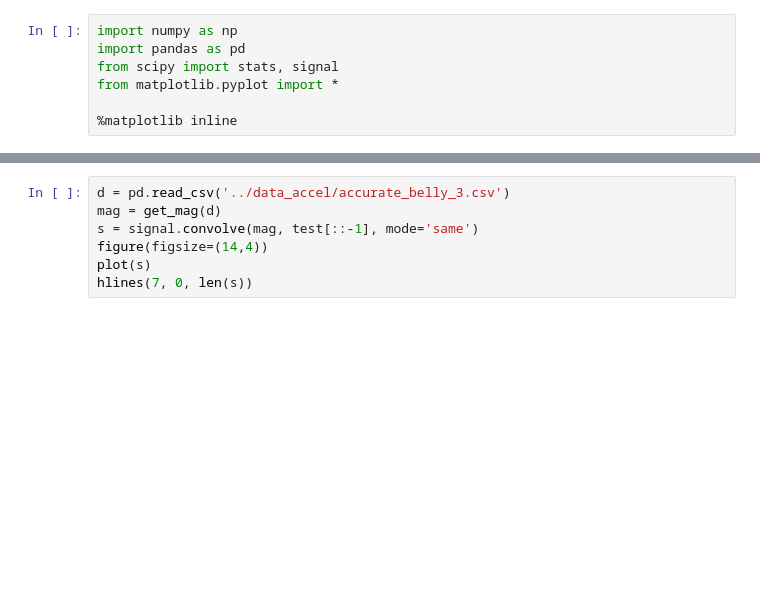
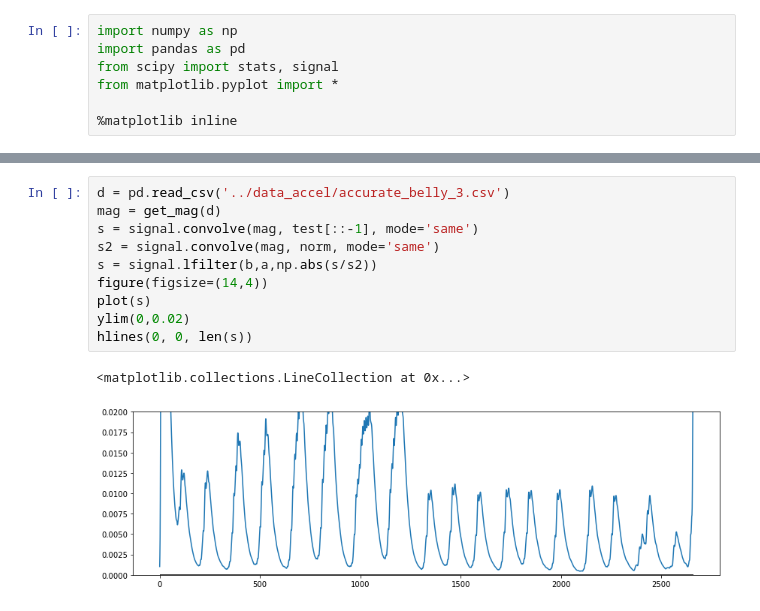
Before and after one commit to tomasero/robowen, a Jupyter notebook: collection/analysis/check_accel.ipynb, the cells around one changed output, grey strips where cells are left out. Cells and saved outputs as stored; diff of their text form; blank space fills up the shorter version.

```diff
--- a/collection/analysis/check_accel.ipynb
+++ b/collection/analysis/check_accel.ipynb
@@ -39,10 +56,16 @@ sample rate 260.316666667
 # %%
 d = pd.read_csv('../data_accel/accurate_belly_3.csv')
 mag = get_mag(d)
 s = signal.convolve(mag, test[::-1], mode='same')
+s2 = signal.convolve(mag, norm, mode='same')
+s = signal.lfilter(b,a,np.abs(s/s2))
 figure(figsize=(14,4))
 plot(s)
-hlines(7, 0, len(s))
+ylim(0,0.02)
+hlines(0, 0, len(s))
+# %% [output]
+<matplotlib.collections.LineCollection at 0x...>
+[figure, added]
 # %%
 d = pd.read_csv('../data_accel/false_pos_rest_1.csv')
 mag = get_mag(d)
```
Also changed, not shown: parts of 6 cells of this notebook, 1 other file.
